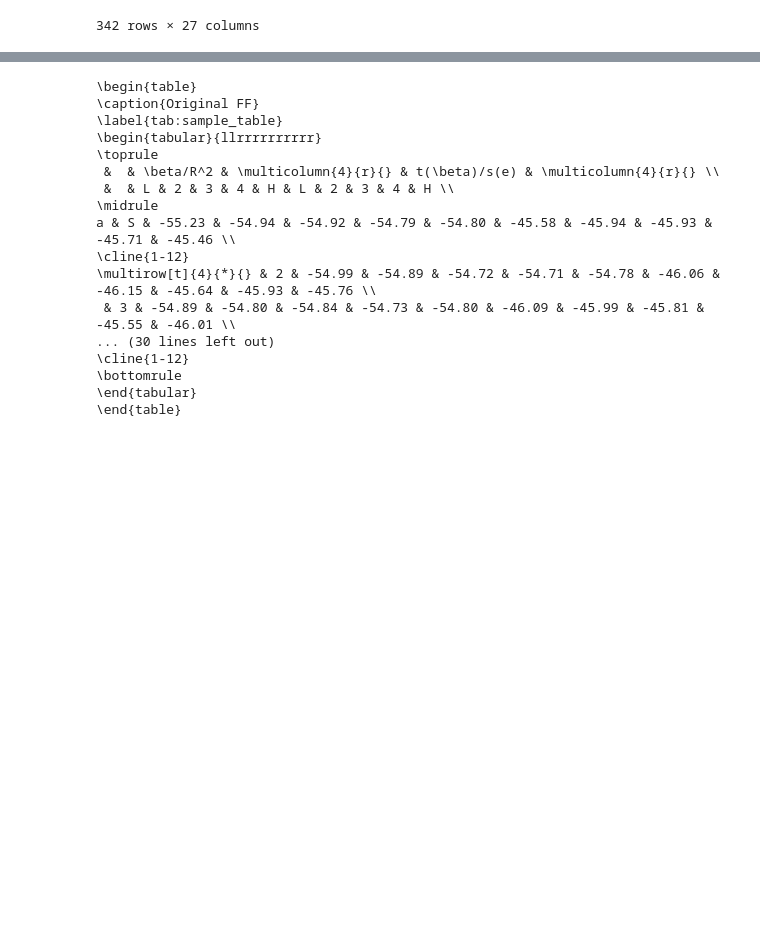
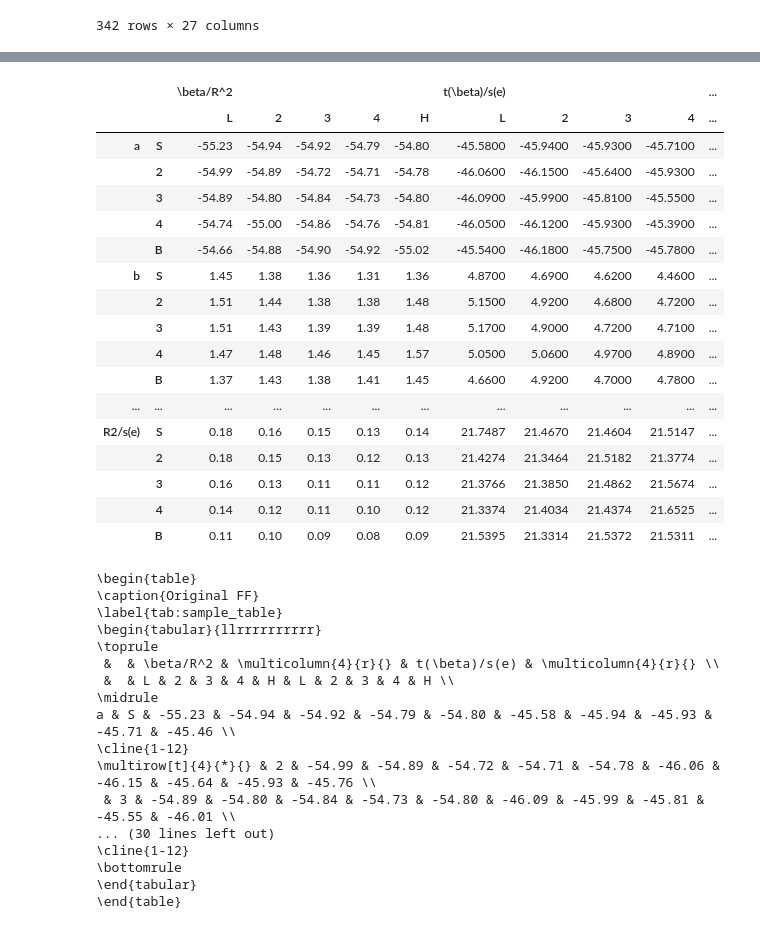
Before and after one commit to andreas-eklundh/Asset_allocation, a Jupyter notebook: Task_2_check.ipynb, the cells around one changed output, grey strips where cells are left out. Drawn from its saved outputs; the diff is of its cells as text; code cells hidden in the pictures; blank space fills up the shorter version.

```diff
--- a/Task_2_check.ipynb
+++ b/Task_2_check.ipynb
@@ -157,6 +125,8 @@ np.float64(1.9622277750879087)
 # %% [markdown]
 ## Regressions
 We are now ready to do the regressions.
+# %%
+MOMexp = MOMexp.drop("Mkt", axis=1)
 # %%
 # Regression:
 def regression(dep,exp,rf):
@@ -426,6 +396,27 @@ s = out_array("s")
 h = out_array("h")
 R2_se = out_array("R2/s(e)")
 tab = pd.concat([a,b,s,h,R2_se])
+# %%
+tab
+# %% [output]
+|  |  | \beta/R^2 |  |  |  |  | t(\beta)/s(e) |  |  |  | ... |
+|  |  | L | 2 | 3 | 4 | H | L | 2 | 3 | 4 | ... |
+| a | S | -55.23 | -54.94 | -54.92 | -54.79 | -54.80 | -45.5800 | -45.9400 | -45.9300 | -45.7100 | ... |
+|  | 2 | -54.99 | -54.89 | -54.72 | -54.71 | -54.78 | -46.0600 | -46.1500 | -45.6400 | -45.9300 | ... |
+|  | 3 | -54.89 | -54.80 | -54.84 | -54.73 | -54.80 | -46.0900 | -45.9900 | -45.8100 | -45.5500 | ... |
+|  | 4 | -54.74 | -55.00 | -54.86 | -54.76 | -54.81 | -46.0500 | -46.1200 | -45.9300 | -45.3900 | ... |
+|  | B | -54.66 | -54.88 | -54.90 | -54.92 | -55.02 | -45.5400 | -46.1800 | -45.7500 | -45.7800 | ... |
+| b | S | 1.45 | 1.38 | 1.36 | 1.31 | 1.36 | 4.8700 | 4.6900 | 4.6200 | 4.4600 | ... |
+|  | 2 | 1.51 | 1.44 | 1.38 | 1.38 | 1.48 | 5.1500 | 4.9200 | 4.6800 | 4.7200 | ... |
+|  | 3 | 1.51 | 1.43 | 1.39 | 1.39 | 1.48 | 5.1700 | 4.9000 | 4.7200 | 4.7100 | ... |
+|  | 4 | 1.47 | 1.48 | 1.46 | 1.45 | 1.57 | 5.0500 | 5.0600 | 4.9700 | 4.8900 | ... |
+|  | B | 1.37 | 1.43 | 1.38 | 1.41 | 1.45 | 4.6600 | 4.9200 | 4.7000 | 4.7800 | ... |
+| ... | ... | ... | ... | ... | ... | ... | ... | ... | ... | ... | ... |
+| R2/s(e) | S | 0.18 | 0.16 | 0.15 | 0.13 | 0.14 | 21.7487 | 21.4670 | 21.4604 | 21.5147 | ... |
+|  | 2 | 0.18 | 0.15 | 0.13 | 0.12 | 0.13 | 21.4274 | 21.3464 | 21.5182 | 21.3774 | ... |
+|  | 3 | 0.16 | 0.13 | 0.11 | 0.11 | 0.12 | 21.3766 | 21.3850 | 21.4862 | 21.5674 | ... |
+|  | 4 | 0.14 | 0.12 | 0.11 | 0.10 | 0.12 | 21.3374 | 21.4034 | 21.4374 | 21.6525 | ... |
+|  | B | 0.11 | 0.10 | 0.09 | 0.08 | 0.09 | 21.5395 | 21.3314 | 21.5372 | 21.5311 | ... |
 # %%
 latex_table = tab.to_latex(index=True, float_format="%.2f", caption="Original FF", label="tab:sample_table")
 print(latex_table)
```
Also changed, not shown: parts of 6 cells of this notebook.
